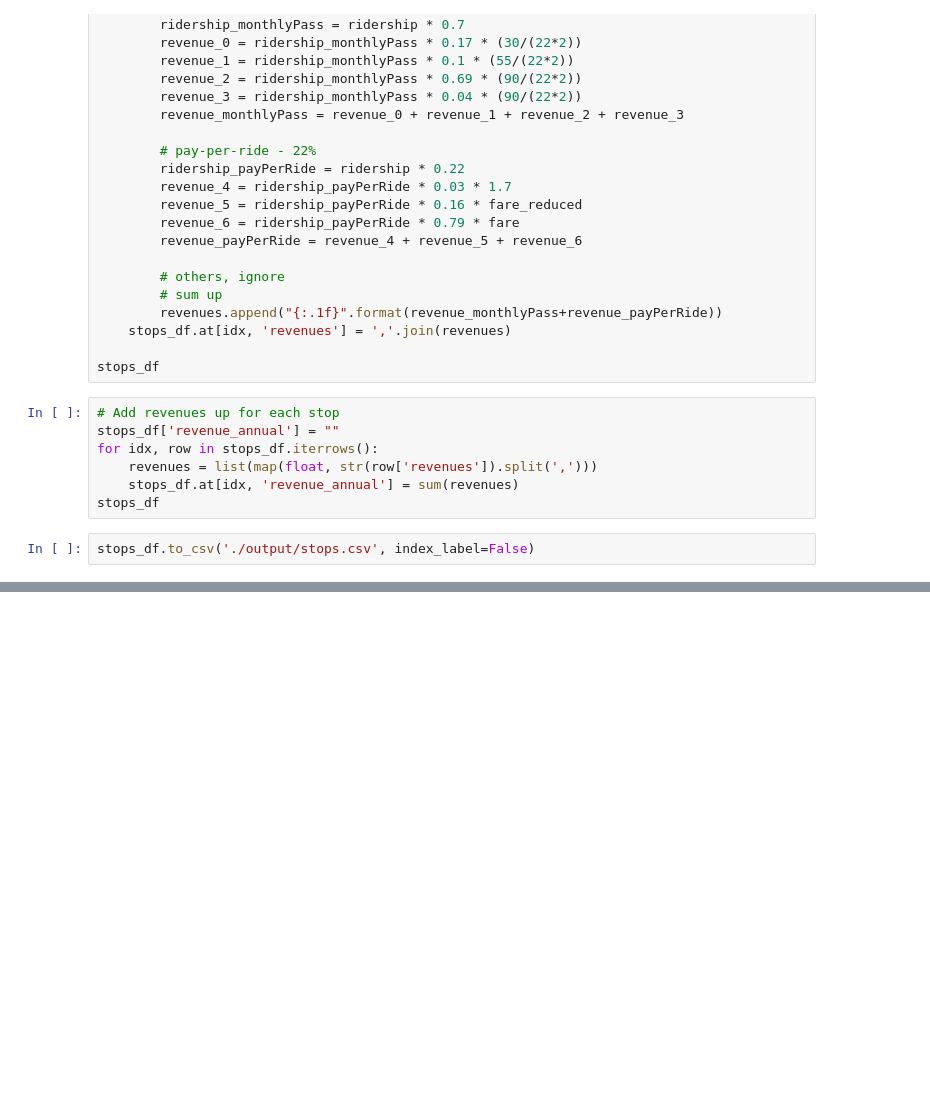
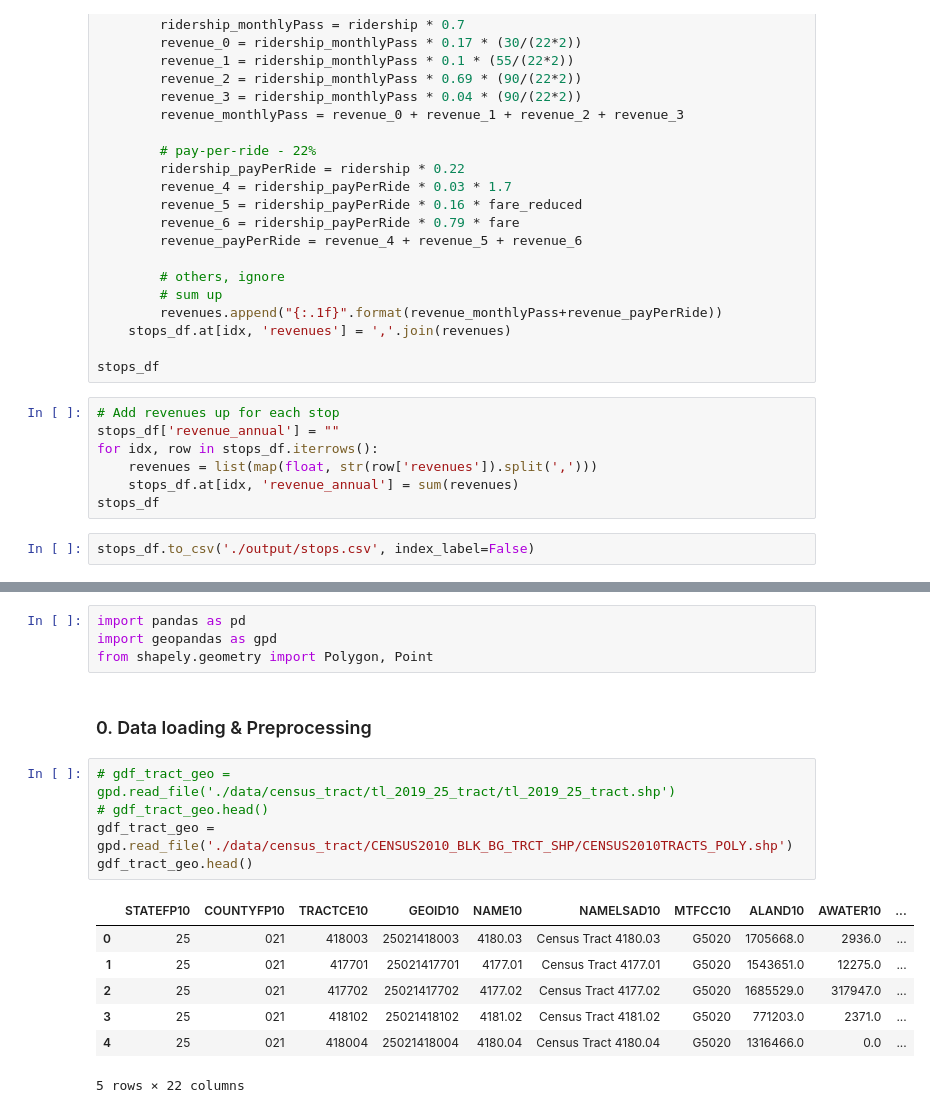
Before and after one commit to BU-Spark/CS506-Fall2020-Projects, a Jupyter notebook: transit_equity_team1/programs/Transit_Equity.ipynb, the cells around one changed output, grey strips where cells are left out. Cells and saved outputs as stored; diff of their text form; blank space fills up the shorter version.

```diff
--- a/transit_equity_team1/programs/Transit_Equity.ipynb
+++ b/transit_equity_team1/programs/Transit_Equity.ipynb
@@ -342,0 +349,19 @@ stops_df.to_csv('./output/stops.csv', index_label=False)
+# %%
+import pandas as pd
+import geopandas as gpd
+from shapely.geometry import Polygon, Point
+# %% [markdown]
+### 0. Data loading & Preprocessing
+# %%
+# gdf_tract_geo = gpd.read_file('./data/census_tract/tl_2019_25_tract/tl_2019_25_tract.shp')
+# gdf_tract_geo.head()
+gdf_tract_geo = gpd.read_file('./data/census_tract/CENSUS2010_BLK_BG_TRCT_SHP/CENSUS2010TRACTS_POLY.shp')
+gdf_tract_geo.head()
+# %% [output]
+|  | STATEFP10 | COUNTYFP10 | TRACTCE10 | GEOID10 | NAME10 | NAMELSAD10 | MTFCC10 | ALAND10 | AWATER10 | ... |
+| 0 | 25 | 021 | 418003 | 25021418003 | 4180.03 | Census Tract 4180.03 | G5020 | 1705668.0 | 2936.0 | ... |
+| 1 | 25 | 021 | 417701 | 25021417701 | 4177.01 | Census Tract 4177.01 | G5020 | 1543651.0 | 12275.0 | ... |
+| 2 | 25 | 021 | 417702 | 25021417702 | 4177.02 | Census Tract 4177.02 | G5020 | 1685529.0 | 317947.0 | ... |
+| 3 | 25 | 021 | 418102 | 25021418102 | 4181.02 | Census Tract 4181.02 | G5020 | 771203.0 | 2371.0 | ... |
+| 4 | 25 | 021 | 418004 | 25021418004 | 4180.04 | Census Tract 4180.04 | G5020 | 1316466.0 | 0.0 | ... |
+5 rows × 22 columns
```
Also changed, not shown: parts of 23 cells of this notebook, 1 other file.
